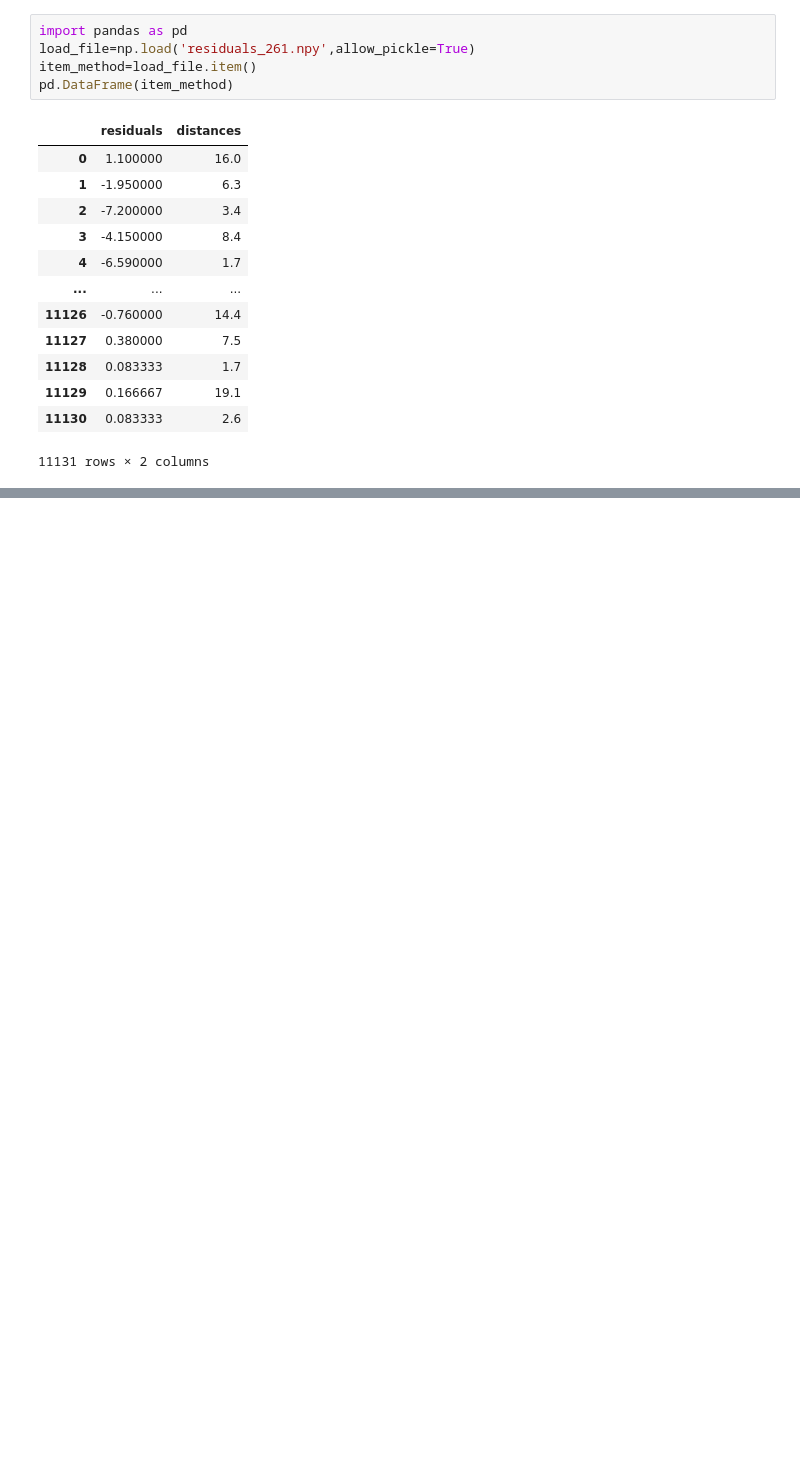
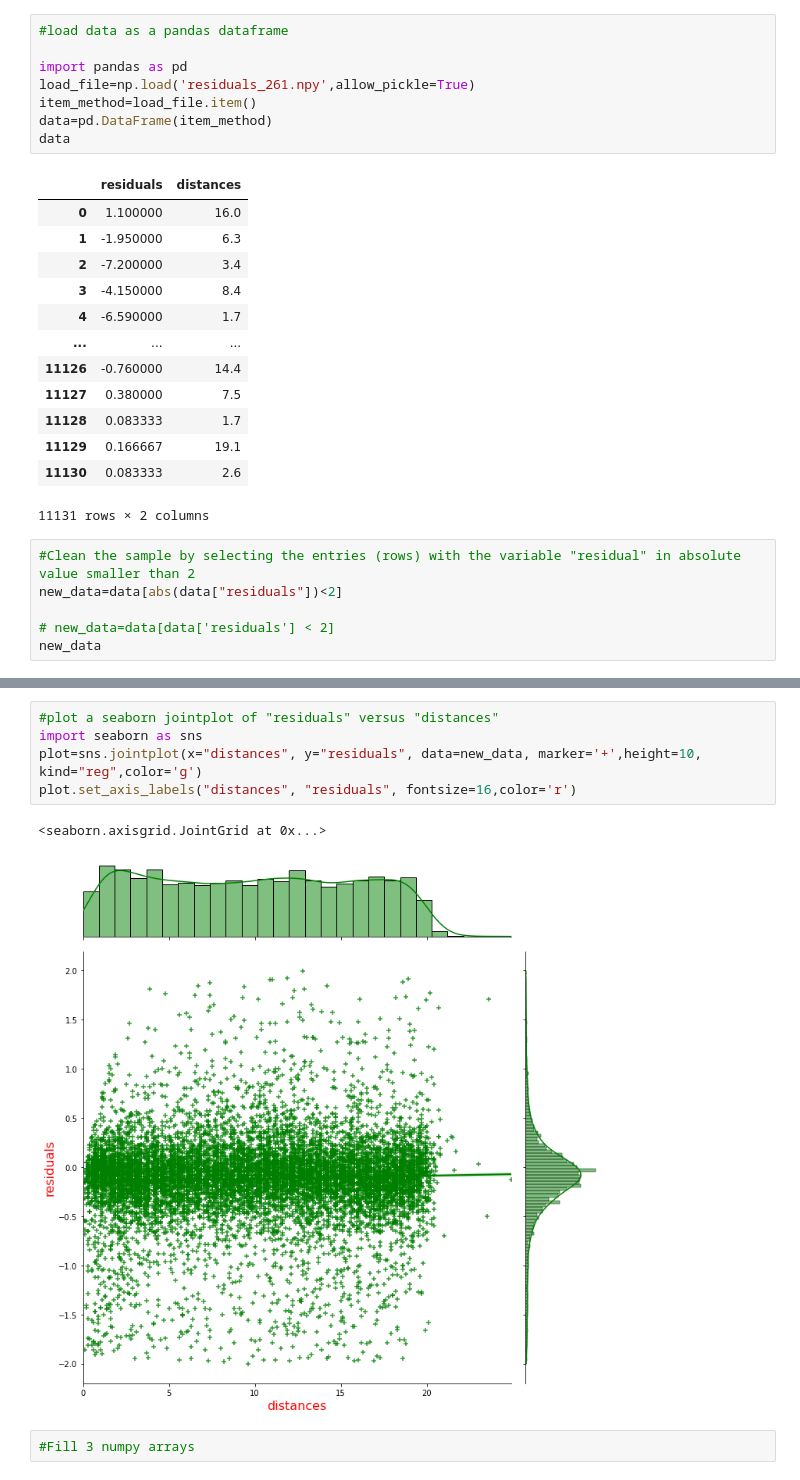
Before and after one commit to ASAL-RANGRAZIASL/LaboratoryOfComputationalPhysics_Y4, a Jupyter notebook: 06ex_Visualization.ipynb, the cells around one changed output, grey strips where cells are left out. Cells and saved outputs as stored; diff of their text form; blank space fills up the shorter version.

Commit message:
series 2 exercises in progress
visualization series last exercise is in progress but it have just two part to finalized

```diff
--- a/06ex_Visualization.ipynb
+++ b/06ex_Visualization.ipynb
@@ -145,10 +145,13 @@ Note that you should use the `np.load()` function to load the file as a numpy ar
   * erry, the standard deviation of the  of the "residuals", estimated in slices (bins) of "distance"
 * Plot the profile plot on top of the scatter plot
 # %%
+#load data as a pandas dataframe
+
 import pandas as pd
 load_file=np.load('residuals_261.npy',allow_pickle=True)
 item_method=load_file.item()
-pd.DataFrame(item_method)
+data=pd.DataFrame(item_method)
+data
 # %% [output]
 |  | residuals | distances |
 | 0 | 1.100000 | 16.0 |
@@ -163,3 +166,9 @@ pd.DataFrame(item_method)
 | 11129 | 0.166667 | 19.1 |
 | 11130 | 0.083333 | 2.6 |
 11131 rows × 2 columns
+# %%
+#Clean the sample by selecting the entries (rows) with the variable "residual" in absolute value smaller than 2
+new_data=data[abs(data["residuals"])<2]
+
+# new_data=data[data['residuals'] < 2]
+new_data
@@ -165,0 +198,10 @@ pd.DataFrame(item_method)
+# %%
+#plot a seaborn jointplot of "residuals" versus "distances"
+import seaborn as sns
+plot=sns.jointplot(x="distances", y="residuals", data=new_data, marker='+',height=10, kind="reg",color='g')
+plot.set_axis_labels("distances", "residuals", fontsize=16,color='r')
+# %% [output]
+<seaborn.axisgrid.JointGrid at 0x...>
+[figure, added]
+# %%
+#Fill 3 numpy arrays
```
Also changed, not shown: parts of 4 cells of this notebook.
